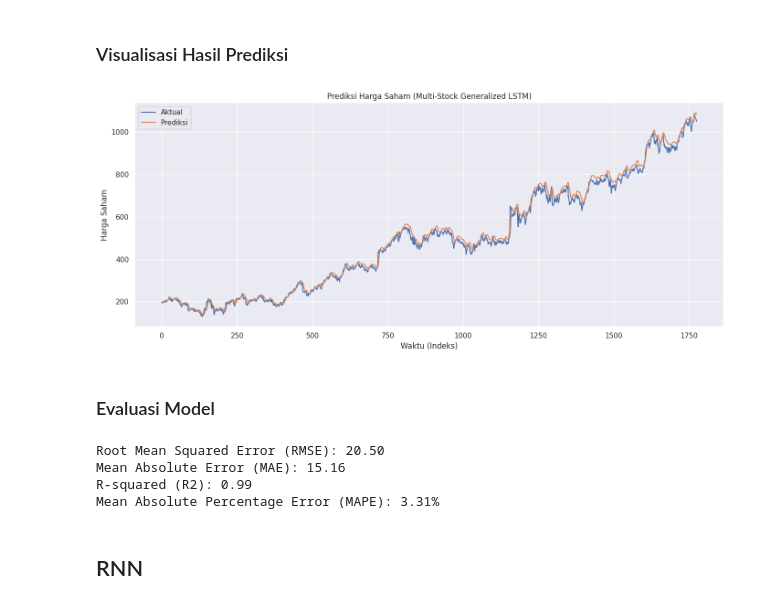
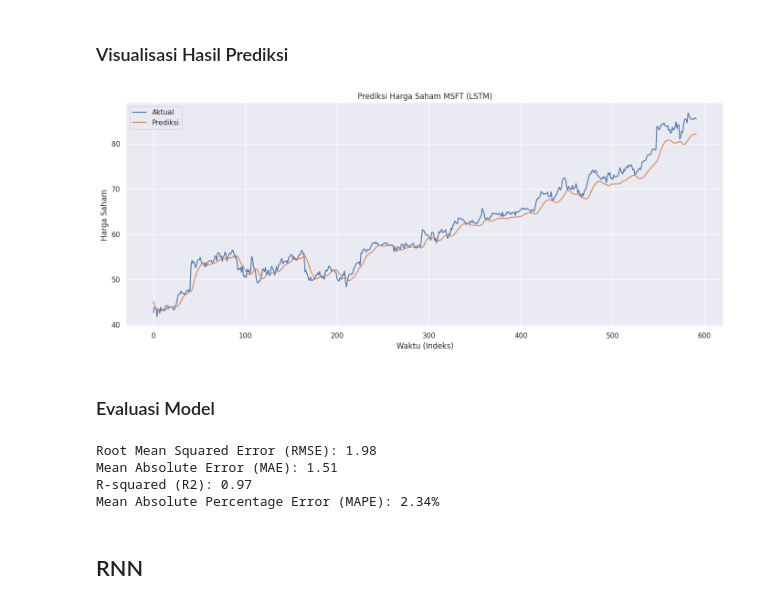
Before and after one commit to arzss-code/jobsheet-machine-learning, a Jupyter notebook: Time_Series_Forecasting.ipynb, the cells around one changed output. Drawn from its saved outputs; the diff is of its cells as text; code cells hidden in the pictures.

```diff
--- a/Time_Series_Forecasting.ipynb
+++ b/Time_Series_Forecasting.ipynb
@@ -31,9 +31,9 @@ df = pd.read_csv("all_stocks_2006-01-01_to_2018-01-01.csv")
 df['Date'] = pd.to_datetime(df['Date'])
 df.sort_values('Date', inplace=True)
 
-# Pilih beberapa saham untuk pelatihan model general
-symbols = ['AAPL', 'MSFT', 'GOOGL']
-data = df[df['Name'].isin(symbols)]
+# Filter data untuk saham yang dipilih
+selected_symbol = 'MSFT'
+data = df[df['Name'] == selected_symbol]
 data = data[['Date', 'Open', 'High', 'Low', 'Close', 'Volume', 'Name']]
 # %% [markdown]
 ### Preprocessing
@@ -50,3 +50,10 @@ def preprocess_stock(df_stock, sequence_length=60):
 
     x, y = np.array(x), np.array(y)
     return x, y, scaler
+
+
+sequence_length = 60
+x_total, y_total, scaler = preprocess_stock(data, sequence_length)
+
+# Ambil tanggal untuk visualisasi nanti
+dates_for_y = data['Date'].iloc[sequence_length:].reset_index(drop=True)
@@ -55,25 +59,0 @@ def preprocess_stock(df_stock, sequence_length=60):
-# %%
-# Gabungkan data dari beberapa saham
-x_total_list, y_total_list = [], []
-dates_list = [] # Untuk menyimpan tanggal
-sequence_length = 60
-
-for sym in symbols:
-    stock_data_sym = data[data['Name'] == sym].dropna()
-    stock_data_sym = stock_data_sym.sort_values('Date').reset_index(drop=True)
-
-    x_s, y_s, _ = preprocess_stock(stock_data_sym, sequence_length)
-
-    x_total_list.append(x_s)
-    y_total_list.append(y_s)
-
-    # Ambil tanggal yang sesuai untuk nilai y_s
-    dates_s = stock_data_sym['Date'].iloc[sequence_length : sequence_length + len(y_s)].tolist()
-    dates_list.extend(dates_s)
-
-x_total = np.concatenate(x_total_list, axis=0)
-y_total = np.concatenate(y_total_list, axis=0)
-all_dates_for_y = pd.to_datetime(pd.Series(dates_list))
-
-print("Total sampel data:", x_total.shape[0])
-print("Total tanggal untuk y:", len(all_dates_for_y))
@@ -160,15 +135,15 @@ y_test_inv = dummy_scaler.inverse_transform(y_test.reshape(-1, 1))
 # %%
 plt.figure(figsize=(14, 6))
 plt.plot(y_test_inv, label='Aktual')
 plt.plot(y_pred_inv, label='Prediksi')
-plt.title("Prediksi Harga Saham (Multi-Stock Generalized LSTM)")
+plt.title("Prediksi Harga Saham MSFT (LSTM)")
 plt.xlabel("Waktu (Indeks)")
 plt.ylabel("Harga Saham")
 plt.legend()
 plt.tight_layout()
 plt.show()
 # %% [output]
-[figure, old version]
+[figure, new version]
 # %% [markdown]
 ### Evaluasi Model
 # %%
@@ -192,10 +167,10 @@ def mean_absolute_percentage_error(y_true, y_pred):
 mape = mean_absolute_percentage_error(y_test_inv, y_pred_inv)
 print(f'Mean Absolute Percentage Error (MAPE): {mape:.2f}%')
 # %% [output]
-Root Mean Squared Error (RMSE): 20.50
-Mean Absolute Error (MAE): 15.16
-R-squared (R2): 0.99
-Mean Absolute Percentage Error (MAPE): 3.31%
+Root Mean Squared Error (RMSE): 1.98
+Mean Absolute Error (MAE): 1.51
+R-squared (R2): 0.97
+Mean Absolute Percentage Error (MAPE): 2.34%
 # %% [markdown]
 ## RNN
 # %% [markdown]
```
Also changed, not shown: parts of 16 cells of this notebook.
